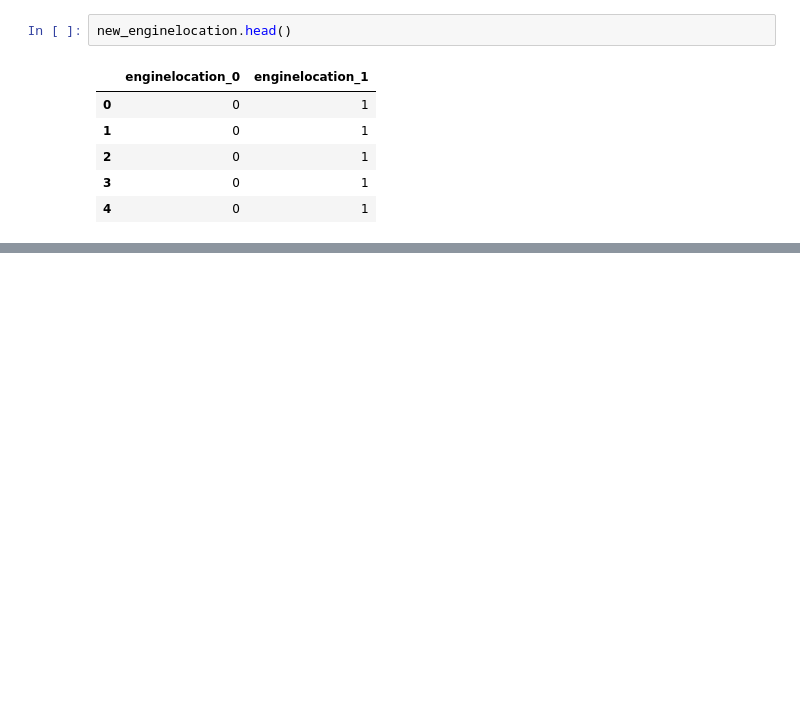
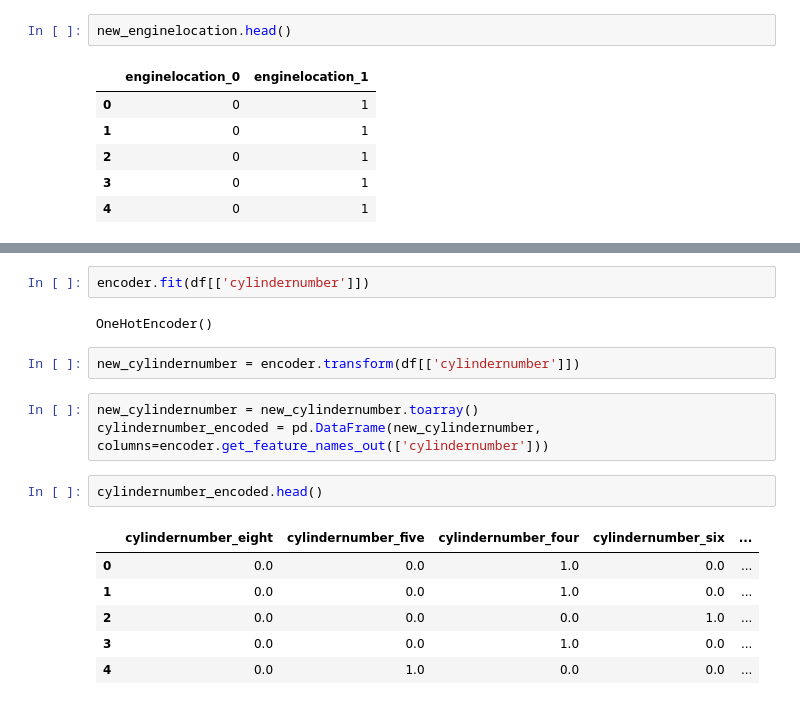
Before and after one commit to Emmanuel-Begati/Machine-Learning-and-AI, a Jupyter notebook: Car_Price_Prediction.ipynb, the cells around one changed output, grey strips where cells are left out. Drawn from its saved outputs; the diff is of its cells as text; blank space fills up the shorter version.

Commit message:
i have finished for cylindernumber

```diff
--- a/Car_Price_Prediction.ipynb
+++ b/Car_Price_Prediction.ipynb
@@ -494,0 +495,18 @@ Name: cylindernumber, dtype: int64
+# %%
+encoder.fit(df[['cylindernumber']])
+# %% [output]
+OneHotEncoder()
+# %%
+new_cylindernumber = encoder.transform(df[['cylindernumber']])
+# %%
+new_cylindernumber = new_cylindernumber.toarray()
+cylindernumber_encoded = pd.DataFrame(new_cylindernumber, columns=encoder.get_feature_names_out(['cylindernumber']))
+# %%
+cylindernumber_encoded.head()
+# %% [output]
+|  | cylindernumber_eight | cylindernumber_five | cylindernumber_four | cylindernumber_six | ... |
+| 0 | 0.0 | 0.0 | 1.0 | 0.0 | ... |
+| 1 | 0.0 | 0.0 | 1.0 | 0.0 | ... |
+| 2 | 0.0 | 0.0 | 0.0 | 1.0 | ... |
+| 3 | 0.0 | 0.0 | 1.0 | 0.0 | ... |
+| 4 | 0.0 | 1.0 | 0.0 | 0.0 | ... |
```
Also changed, not shown: parts of 8 cells of this notebook.
